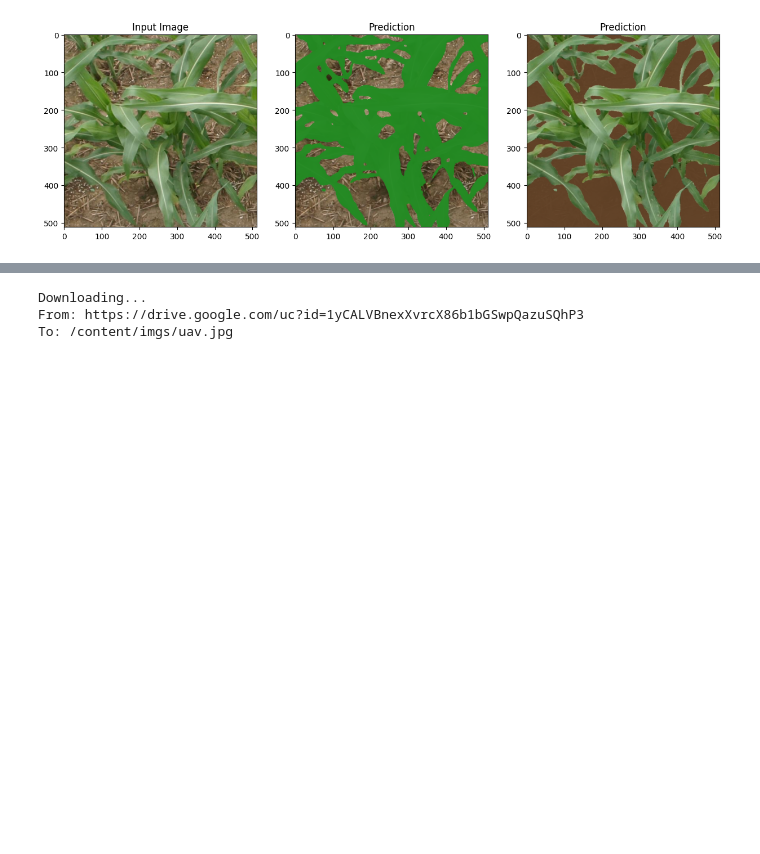
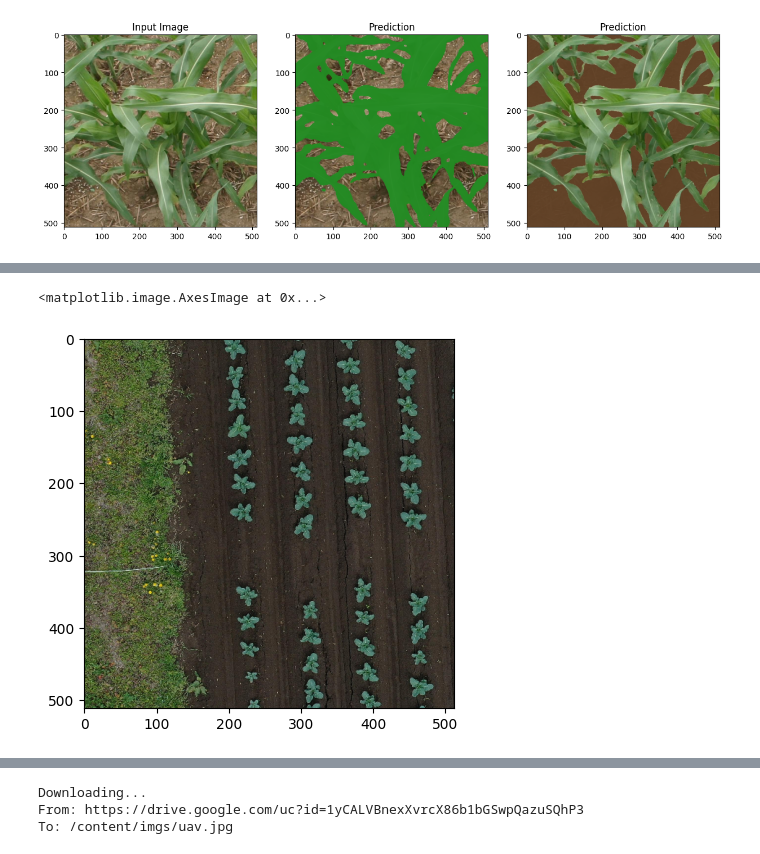
Before and after one commit to oceam/agri-image, a Jupyter notebook: codes/VegAnn_tuturial.ipynb, the cells around one changed output, grey strips where cells are left out. Saved outputs shown, nothing was run; the diff lists cells and outputs as text; code cells hidden in the pictures; blank space fills up the shorter version.

```diff
--- a/codes/VegAnn_tuturial.ipynb
+++ b/codes/VegAnn_tuturial.ipynb
@@ -256,0 +294,6 @@ better_show_results(im, pred)
+# %%
+im_self2 = cv2.resize(im_self, dsize=(512,512), interpolation=cv2.INTER_CUBIC)
+plt.imshow(im_self2)
+# %% [output]
+<matplotlib.image.AxesImage at 0x...>
+[figure, added]
```
Also changed, not shown: parts of 20 cells of this notebook.
